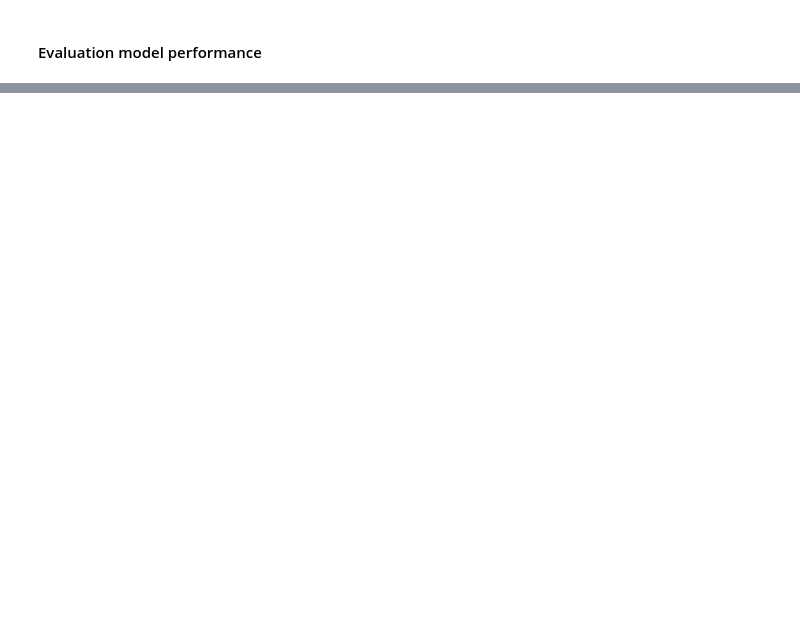
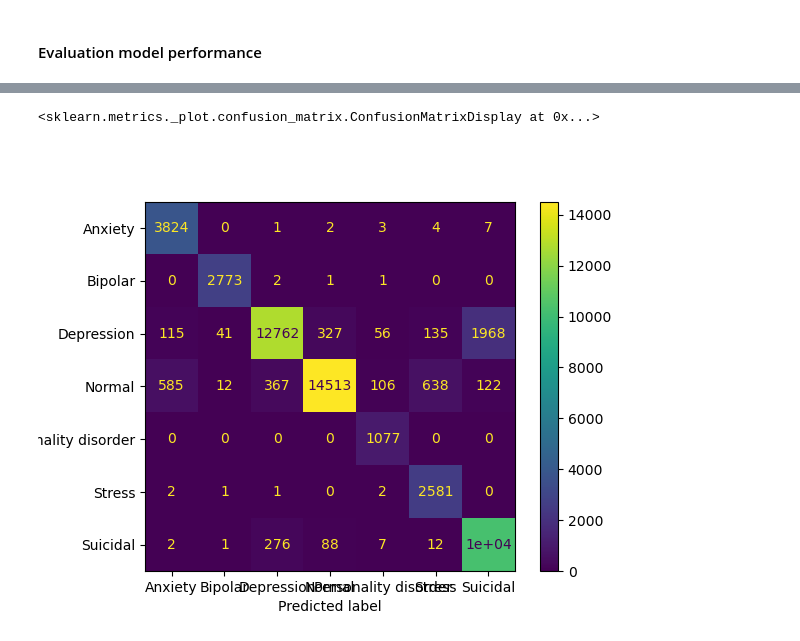
Before and after one commit to ylin62/sentiment-analysis-mental-health, a Jupyter notebook: sentiment-analysis-mental-health.ipynb, the cells around one changed output, grey strips where cells are left out. Saved outputs shown, nothing was run; the diff lists cells and outputs as text; code cells hidden in the pictures; blank space fills up the shorter version.

```diff
--- a/sentiment-analysis-mental-health.ipynb
+++ b/sentiment-analysis-mental-health.ipynb
@@ -329,0 +260,28 @@ Accuracy: 89.35%
+# %%
+df = pd.read_csv(file, index_col=0).dropna(how="any", axis=0)
+statements = df["statement"].values
+labels = df["status"].values
+
+whole_dataset = SentimentDataset(statements, label_encoder.transform(labels), tokenizer=tokenization)
+whole_loader = DataLoader(whole_dataset, batch_size=32, collate_fn=collate_fn)
+
+
+from tqdm.auto import tqdm
+
+predicted_res = []
+correct, total = 0, 0
+with torch.no_grad():
+    for item, label_ in tqdm(whole_loader):
+        item = item.to(device)
+        label_ = label_.to(device)
+        outputs = model(item)
+        _, predicted = torch.max(outputs, 1)
+        total += label_.size(0)
+        correct += (predicted == label_).sum().item()
+        predicted_res += [predicted]
+
+accuracy = correct / total * 100
+
+predicted_res = torch.cat(predicted_res)
+
+print(f"Accuracy: {accuracy:.2f}%")
@@ -329,0 +290,4 @@ Accuracy: 89.35%
+# %%
+from sklearn.metrics import f1_score, recall_score, precision_score, confusion_matrix, ConfusionMatrixDisplay
+
+y_true, y_pred = whole_dataset.labels, predicted_res.to("cpu").numpy()
@@ -329,0 +325,9 @@ Accuracy: 89.35%
+# %%
+labels_display = label_encoder.inverse_transform([0, 1, 2, 3, 4, 5, 6])
+# %%
+disp = ConfusionMatrixDisplay(confusion_matrix(y_true, y_pred), display_labels=labels_display)
+# %%
+disp.plot()
+# %% [output]
+<sklearn.metrics._plot.confusion_matrix.ConfusionMatrixDisplay at 0x...>
+[figure, added]
```
Also changed, not shown: parts of 26 cells of this notebook, 4 other files.
